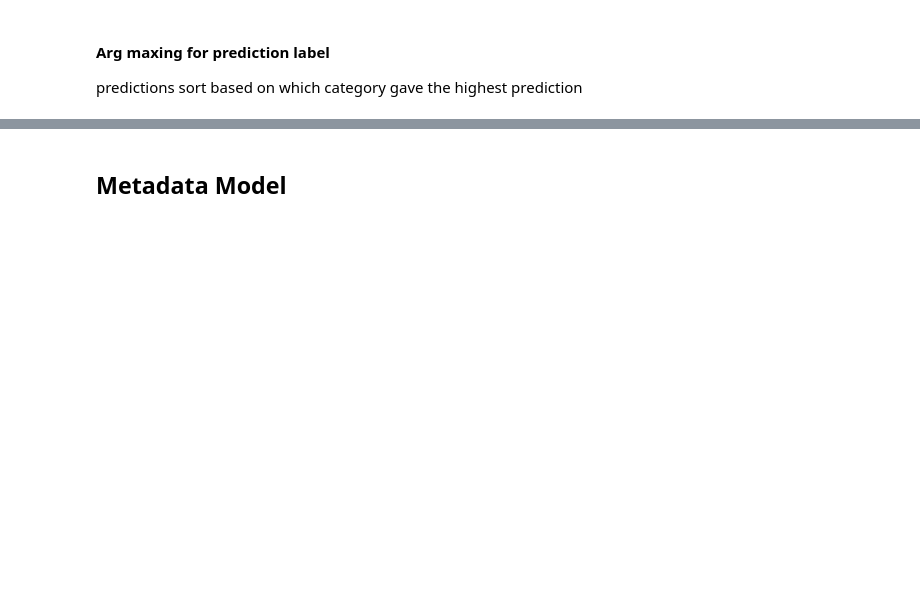
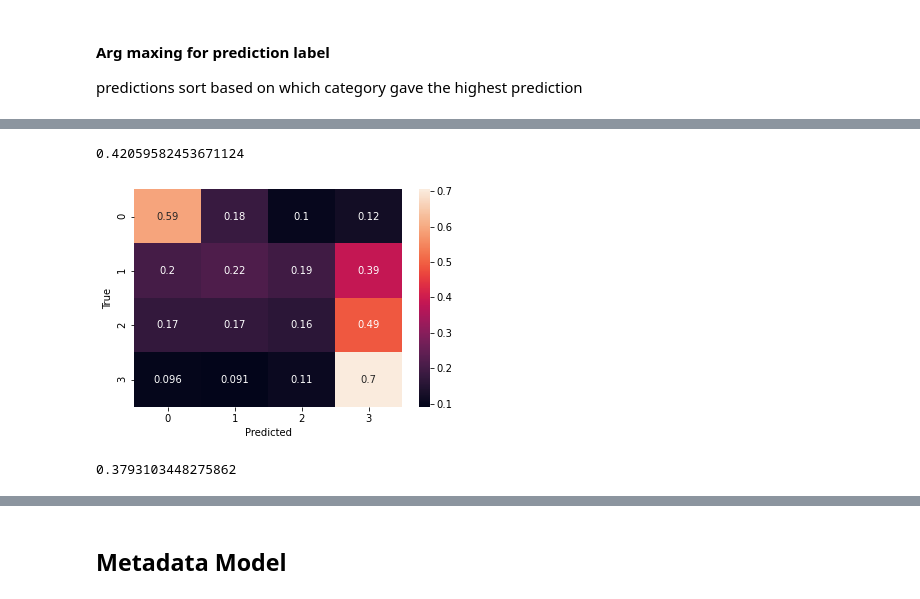
Before and after one commit to davidday99/twitter-data-collector, a Jupyter notebook: models/Brent's Models/multilabel-classification-bert.ipynb, the cells around one changed output, grey strips where cells are left out. Drawn from its saved outputs; the diff is of its cells as text; code cells hidden in the pictures; blank space fills up the shorter version.

```diff
--- a/models/Brent's Models/multilabel-classification-bert.ipynb
+++ b/models/Brent's Models/multilabel-classification-bert.ipynb
@@ -317,0 +436,4 @@ learner.save_model()
+# %%
+learner_up.fit(1, args.learning_rate, validate=True)
+learner_up.validate()
+learner_up.save_model()
@@ -319,4 +526,6 @@ learner.save_model()
 ## Predicting the Test Set
 # %%
 predictions = learner.predict_batch(list(pd.read_csv(str(DATA_PATH) + '/test.csv')['text'].values))
+predictions_up = learner_up.predict_batch(list(pd.read_csv(str(DATA_PATH) + '/test.csv')['text'].values))
+predictions_down = learner_down.predict_batch(list(pd.read_csv(str(DATA_PATH) + '/test.csv')['text'].values))
 # %% [output]
@@ -326,6 +537,8 @@ predictions = learner.predict_batch(list(pd.read_csv(str(DATA_PATH) + '/test.csv
 predictions sort based on which category gave the highest prediction
 # %%
 label_pred = []
+label_pred_up = []
+label_pred_down = []
 for pred in predictions:
     if pred[0][0] == 'age_group_0':
         label_pred.append(0)
@@ -335,6 +548,26 @@ for pred in predictions:
         label_pred.append(2)
     elif pred[0][0] == 'age_group_3':
         label_pred.append(3)
+
+for pred in predictions_up:
+    if pred[0][0] == 'age_group_0':
+        label_pred_up.append(0)
+    elif pred[0][0] == 'age_group_1':
+        label_pred_up.append(1)
+    elif pred[0][0] == 'age_group_2':
+        label_pred_up.append(2)
+    elif pred[0][0] == 'age_group_3':
+        label_pred_up.append(3)
+
+for pred in predictions_down:
+    if pred[0][0] == 'age_group_0':
+        label_pred_down.append(0)
+    elif pred[0][0] == 'age_group_1':
+        label_pred_down.append(1)
+    elif pred[0][0] == 'age_group_2':
+        label_pred_down.append(2)
+    elif pred[0][0] == 'age_group_3':
+        label_pred_down.append(3)
 # %%
 from sklearn.metrics import confusion_matrix
 import seaborn as sn
@@ -350,0 +584,19 @@ plt.show()
+# %%
+from sklearn.metrics import accuracy_score
+
+accuracy_score(test_data['age_group'], label_pred, normalize='true')
+# %% [output]
+0.42059582453671124
+# %%
+cm = confusion_matrix(test_data['age_group'], label_pred_up, normalize='true')
+df_cm = pd.DataFrame(cm, range(4), range(4))
+sn.heatmap(df_cm, annot=True)
+plt.ylabel('True')
+plt.xlabel('Predicted')
+plt.show()
+# %% [output]
+[figure, added]
+# %%
+accuracy_score(test_data['age_group'], label_pred_up, normalize='true')
+# %% [output]
+0.3793103448275862
```
Also changed, not shown: parts of 44 cells of this notebook.
